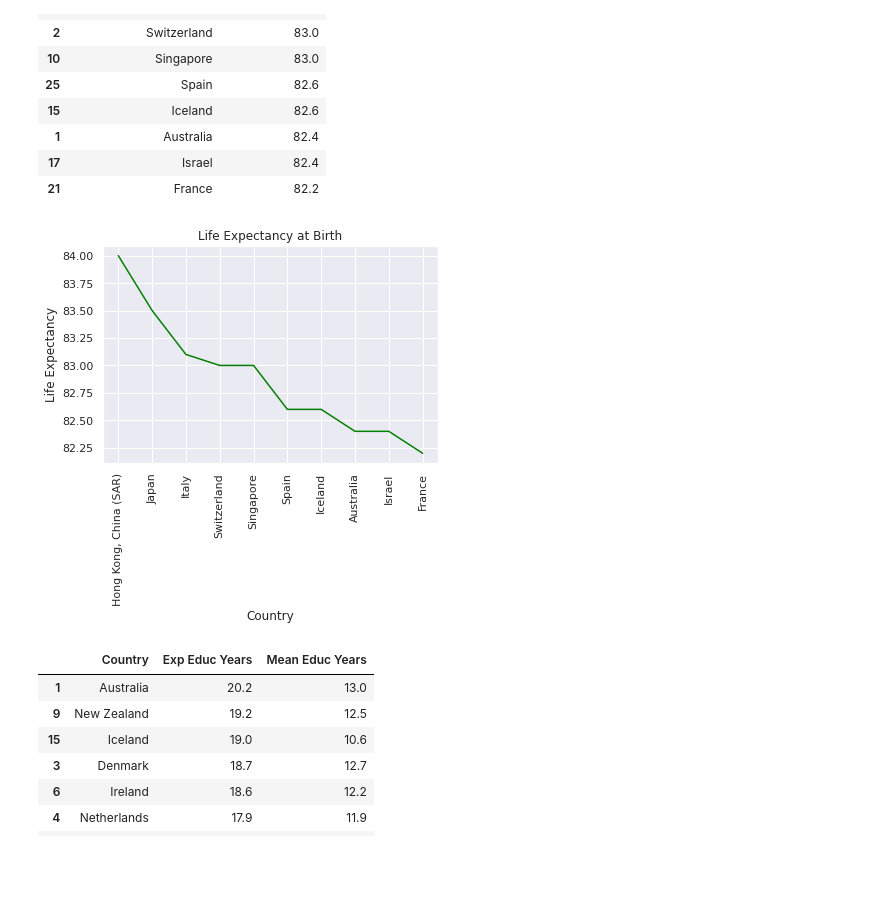
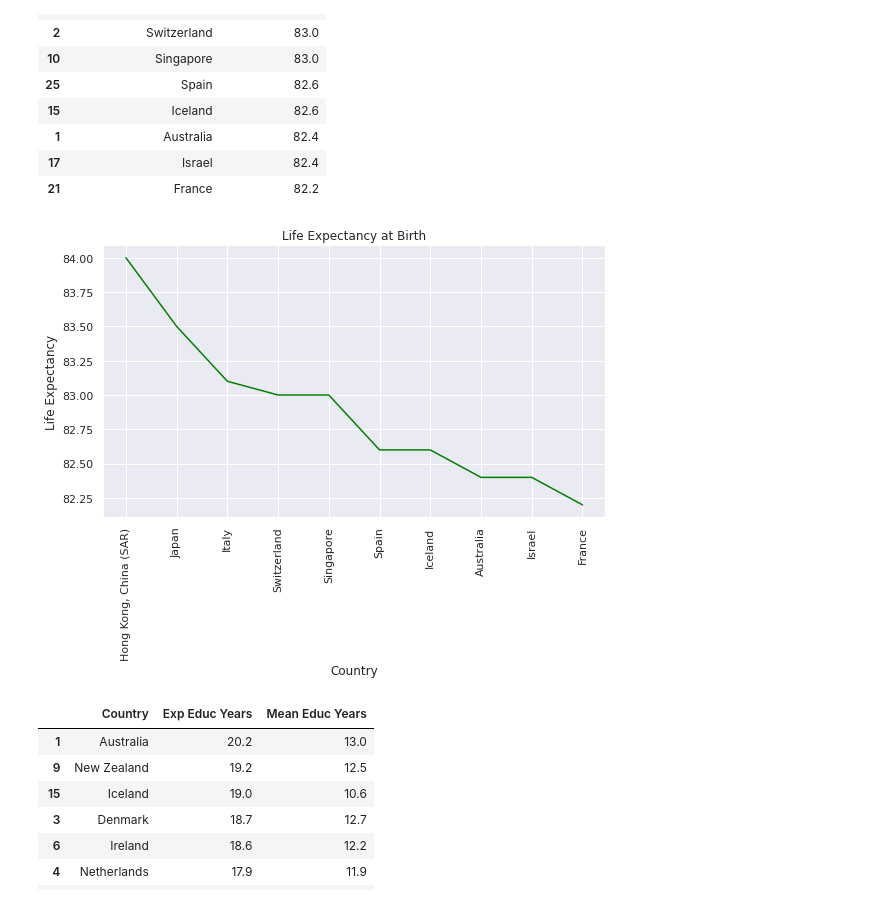
Before and after one commit to TiffanyHizon/-58022---CpE-AIDA-Lab, a Jupyter notebook: CS4 Dataset Exploration/58021_CS4_Dataset_Exploration_Buh_AI.ipynb, the cells around one changed output. Cells and saved outputs as stored; diff of their text form; code cells hidden in the pictures; blank space fills up the shorter version.

```diff
--- a/CS4 Dataset Exploration/58021_CS4_Dataset_Exploration_Buh_AI.ipynb
+++ b/CS4 Dataset Exploration/58021_CS4_Dataset_Exploration_Buh_AI.ipynb
@@ -1133,13 +1154,15 @@ sortedLifeExp
 | 17 | Israel | 82.4 |
 | 21 | France | 82.2 |
 # %%
+fig = plt.figure(figsize=(9,5))
 plt.title('Life Expectancy at Birth')
 sns.lineplot(sortedLifeExp['Country'], sortedLifeExp['Life Expectancy'], color='green')
 plt.xticks(rotation=90)
 
-plt.savefig('LifeExp.png', dpi=300)
+
+plt.savefig('LifeExp.png', dpi=300, bbox_inches='tight')
 # %% [output]
-[figure, old version]
+[figure, new version]
 # %%
 sortedExpEduc = humanDev_DF.sort_values(by=['Exp Educ Years', 'Mean Educ Years'], ascending=False).head(10)
 sortedExpEduc = sortedExpEduc[['Country', 'Exp Educ Years', 'Mean Educ Years']]
```
Also changed, not shown: parts of 37 cells of this notebook.
